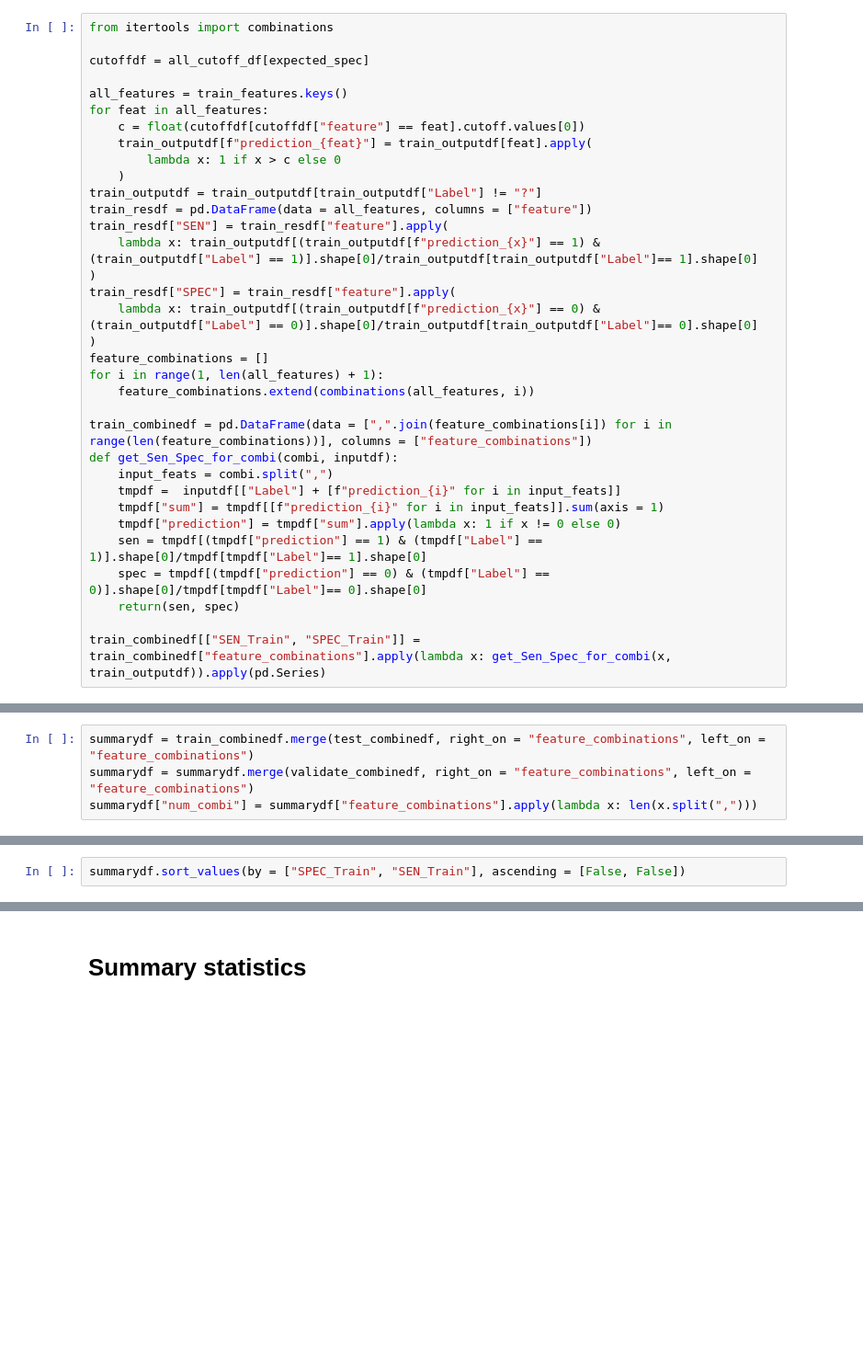
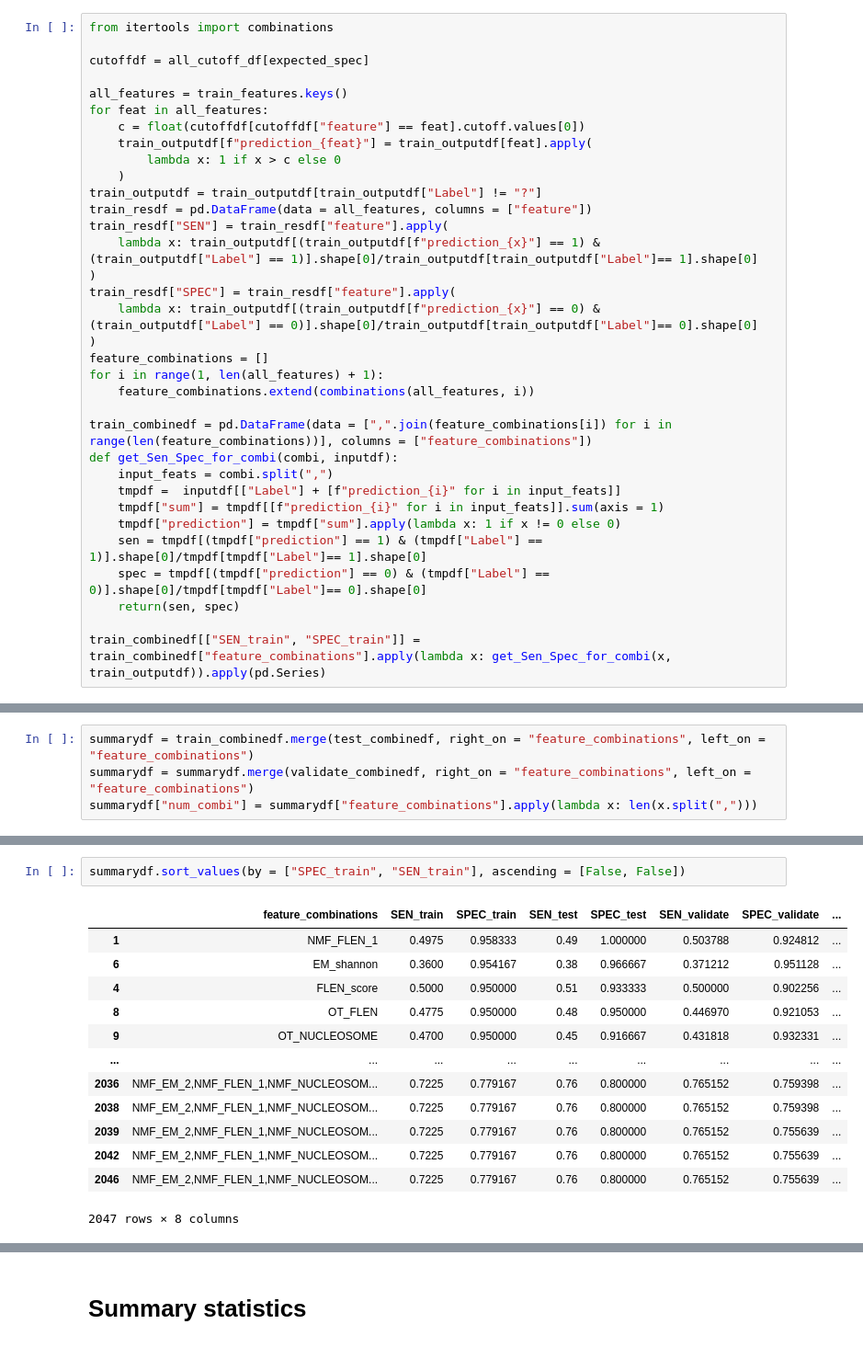
Before and after one commit to hieunguyen4193/gs-mrd, a Jupyter notebook: v0.2/01_generate_baseModels.ipynb, the cells around one changed output, grey strips where cells are left out. Shown at 92% size. Cells and saved outputs as stored; diff of their text form; blank space fills up the shorter version.

```diff
--- a/v0.2/01_generate_baseModels.ipynb
+++ b/v0.2/01_generate_baseModels.ipynb
@@ -321,7 +347,7 @@ def get_Sen_Spec_for_combi(combi, inputdf):
     spec = tmpdf[(tmpdf["prediction"] == 0) & (tmpdf["Label"] == 0)].shape[0]/tmpdf[tmpdf["Label"]== 0].shape[0]
     return(sen, spec)
 
-train_combinedf[["SEN_Train", "SPEC_Train"]] = train_combinedf["feature_combinations"].apply(lambda x: get_Sen_Spec_for_combi(x, train_outputdf)).apply(pd.Series)
+train_combinedf[["SEN_train", "SPEC_train"]] = train_combinedf["feature_combinations"].apply(lambda x: get_Sen_Spec_for_combi(x, train_outputdf)).apply(pd.Series)
 # %% [markdown]
 ## Chosen cut-off at expected SPEC
 # %%
@@ -505,4 +572,18 @@ summarydf.sort_values(by = ["SPEC_Train", "SEN_Train"], ascending = [False, Fals
 # %%
-summarydf.sort_values(by = ["SPEC_Train", "SEN_Train"], ascending = [False, False])
+summarydf.sort_values(by = ["SPEC_train", "SEN_train"], ascending = [False, False])
+# %% [output]
+|  | feature_combinations | SEN_train | SPEC_train | SEN_test | SPEC_test | SEN_validate | SPEC_validate | ... |
+| 1 | NMF_FLEN_1 | 0.4975 | 0.958333 | 0.49 | 1.000000 | 0.503788 | 0.924812 | ... |
+| 6 | EM_shannon | 0.3600 | 0.954167 | 0.38 | 0.966667 | 0.371212 | 0.951128 | ... |
+| 4 | FLEN_score | 0.5000 | 0.950000 | 0.51 | 0.933333 | 0.500000 | 0.902256 | ... |
+| 8 | OT_FLEN | 0.4775 | 0.950000 | 0.48 | 0.950000 | 0.446970 | 0.921053 | ... |
+| 9 | OT_NUCLEOSOME | 0.4700 | 0.950000 | 0.45 | 0.916667 | 0.431818 | 0.932331 | ... |
+| ... | ... | ... | ... | ... | ... | ... | ... | ... |
+| 2036 | NMF_EM_2,NMF_FLEN_1,NMF_NUCLEOSOM... | 0.7225 | 0.779167 | 0.76 | 0.800000 | 0.765152 | 0.759398 | ... |
+| 2038 | NMF_EM_2,NMF_FLEN_1,NMF_NUCLEOSOM... | 0.7225 | 0.779167 | 0.76 | 0.800000 | 0.765152 | 0.759398 | ... |
+| 2039 | NMF_EM_2,NMF_FLEN_1,NMF_NUCLEOSOM... | 0.7225 | 0.779167 | 0.76 | 0.800000 | 0.765152 | 0.755639 | ... |
+| 2042 | NMF_EM_2,NMF_FLEN_1,NMF_NUCLEOSOM... | 0.7225 | 0.779167 | 0.76 | 0.800000 | 0.765152 | 0.755639 | ... |
+| 2046 | NMF_EM_2,NMF_FLEN_1,NMF_NUCLEOSOM... | 0.7225 | 0.779167 | 0.76 | 0.800000 | 0.765152 | 0.755639 | ... |
+2047 rows × 8 columns
 # %%
 for num_combi in summarydf["num_combi"].unique():
```
Also changed, not shown: parts of 16 cells of this notebook, 30 other files.
